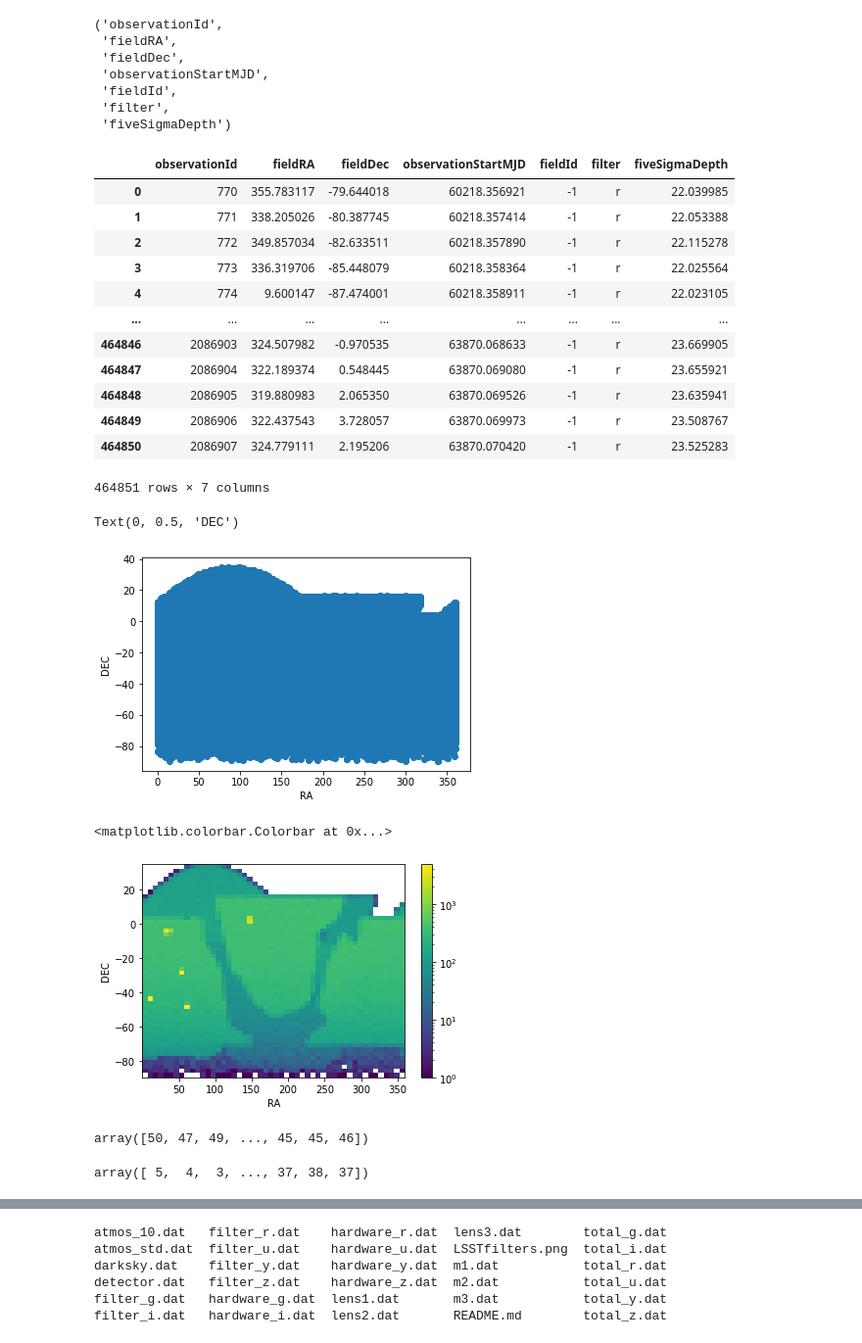
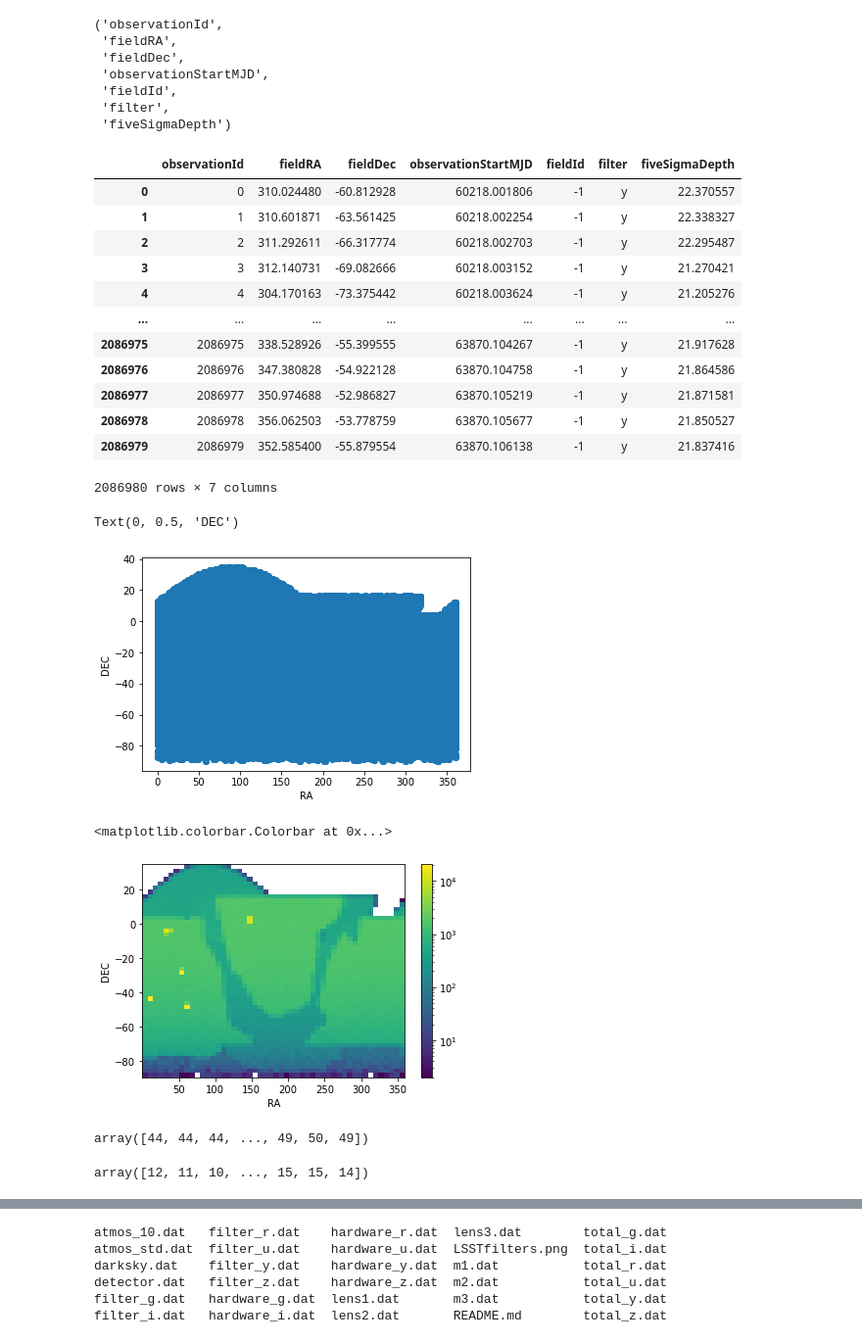
Before and after one commit to dirac-institute/uw-premap-2022-photoz, a Jupyter notebook: magnitudes.ipynb, the cells around one changed output, grey strips where cells are left out. Shown at 98% size. Drawn from its saved outputs; the diff is of its cells as text; code cells hidden in the pictures.

Commit message:
Color, Errors, and Redshift

```diff
--- a/magnitudes.ipynb
+++ b/magnitudes.ipynb
@@ -30,43 +30,43 @@ Index(['observationId', 'fieldRA', 'fieldDec', 'observationStartMJD',
  'filter',
  'fiveSigmaDepth')
 # %%
-r_band_obs = pd.read_sql_query('SELECT observationId, fieldRA, fieldDec, observationStartMJD, fieldId, filter, fiveSigmaDepth FROM observations WHERE filter == "r"', opsim_db)
+band_obs = pd.read_sql_query('SELECT observationId, fieldRA, fieldDec, observationStartMJD, fieldId, filter, fiveSigmaDepth FROM observations', opsim_db)
 # %%
-r_band_obs
+band_obs
 # %% [output]
 |  | observationId | fieldRA | fieldDec | observationStartMJD | fieldId | filter | fiveSigmaDepth |
-| 0 | 770 | 355.783117 | -79.644018 | 60218.356921 | -1 | r | 22.039985 |
-| 1 | 771 | 338.205026 | -80.387745 | 60218.357414 | -1 | r | 22.053388 |
-| 2 | 772 | 349.857034 | -82.633511 | 60218.357890 | -1 | r | 22.115278 |
-| 3 | 773 | 336.319706 | -85.448079 | 60218.358364 | -1 | r | 22.025564 |
-| 4 | 774 | 9.600147 | -87.474001 | 60218.358911 | -1 | r | 22.023105 |
+| 0 | 0 | 310.024480 | -60.812928 | 60218.001806 | -1 | y | 22.370557 |
+| 1 | 1 | 310.601871 | -63.561425 | 60218.002254 | -1 | y | 22.338327 |
+| 2 | 2 | 311.292611 | -66.317774 | 60218.002703 | -1 | y | 22.295487 |
+| 3 | 3 | 312.140731 | -69.082666 | 60218.003152 | -1 | y | 21.270421 |
+| 4 | 4 | 304.170163 | -73.375442 | 60218.003624 | -1 | y | 21.205276 |
 | ... | ... | ... | ... | ... | ... | ... | ... |
-| 464846 | 2086903 | 324.507982 | -0.970535 | 63870.068633 | -1 | r | 23.669905 |
-| 464847 | 2086904 | 322.189374 | 0.548445 | 63870.069080 | -1 | r | 23.655921 |
-| 464848 | 2086905 | 319.880983 | 2.065350 | 63870.069526 | -1 | r | 23.635941 |
-| 464849 | 2086906 | 322.437543 | 3.728057 | 63870.069973 | -1 | r | 23.508767 |
-| 464850 | 2086907 | 324.779111 | 2.195206 | 63870.070420 | -1 | r | 23.525283 |
+| 2086975 | 2086975 | 338.528926 | -55.399555 | 63870.104267 | -1 | y | 21.917628 |
+| 2086976 | 2086976 | 347.380828 | -54.922128 | 63870.104758 | -1 | y | 21.864586 |
+| 2086977 | 2086977 | 350.974688 | -52.986827 | 63870.105219 | -1 | y | 21.871581 |
+| 2086978 | 2086978 | 356.062503 | -53.778759 | 63870.105677 | -1 | y | 21.850527 |
+| 2086979 | 2086979 | 352.585400 | -55.879554 | 63870.106138 | -1 | y | 21.837416 |
-464851 rows × 7 columns
+2086980 rows × 7 columns
 # %%
 import matplotlib.pyplot as plt
 %matplotlib Inline
 # %%
-plt.scatter(r_band_obs['fieldRA'], r_band_obs['fieldDec'])
+plt.scatter(band_obs['fieldRA'], band_obs['fieldDec'])
 plt.xlabel('RA')
 plt.ylabel('DEC')
 # %% [output]
 Text(0, 0.5, 'DEC')
-[figure, old version]
+[figure, new version]
 # %%
 import matplotlib as npl
 # %%
-plt.hist2d(r_band_obs['fieldRA'], r_band_obs['fieldDec'], bins = 50, norm=npl.colors.LogNorm())
+plt.hist2d(band_obs['fieldRA'], band_obs['fieldDec'], bins = 50, norm=npl.colors.LogNorm())
 plt.xlabel('RA')
 plt.ylabel('DEC')
 plt.colorbar()
 # %% [output]
 <matplotlib.colorbar.Colorbar at 0x...>
-[figure, old version]
+[figure, new version]
 # %%
 import numpy as np
 # %%
@@ -79,13 +79,13 @@ num_bins = 50
 RA_set = np.linspace(find_min_RA, find_max_RA, num_bins+1)
 DEC_set = np.linspace(find_min_DEC, find_max_DEC, num_bins+1)
 # %%
-RA_bins = np.digitize(r_band_obs['fieldRA'], RA_set, right=True)
+RA_bins = np.digitize(band_obs['fieldRA'], RA_set, right=True)
 RA_bins
 # %% [output]
-array([50, 47, 49, ..., 45, 45, 46])
+array([44, 44, 44, ..., 49, 50, 49])
 # %%
-DEC_bins = np.digitize(r_band_obs['fieldDec'], DEC_set, right=True)
+DEC_bins = np.digitize(band_obs['fieldDec'], DEC_set, right=True)
 DEC_bins
 # %% [output]
-array([ 5,  4,  3, ..., 37, 38, 37])
+array([12, 11, 10, ..., 15, 15, 14])
 # %%
```
Also changed, not shown: parts of 14 cells of this notebook, 1 other file.
